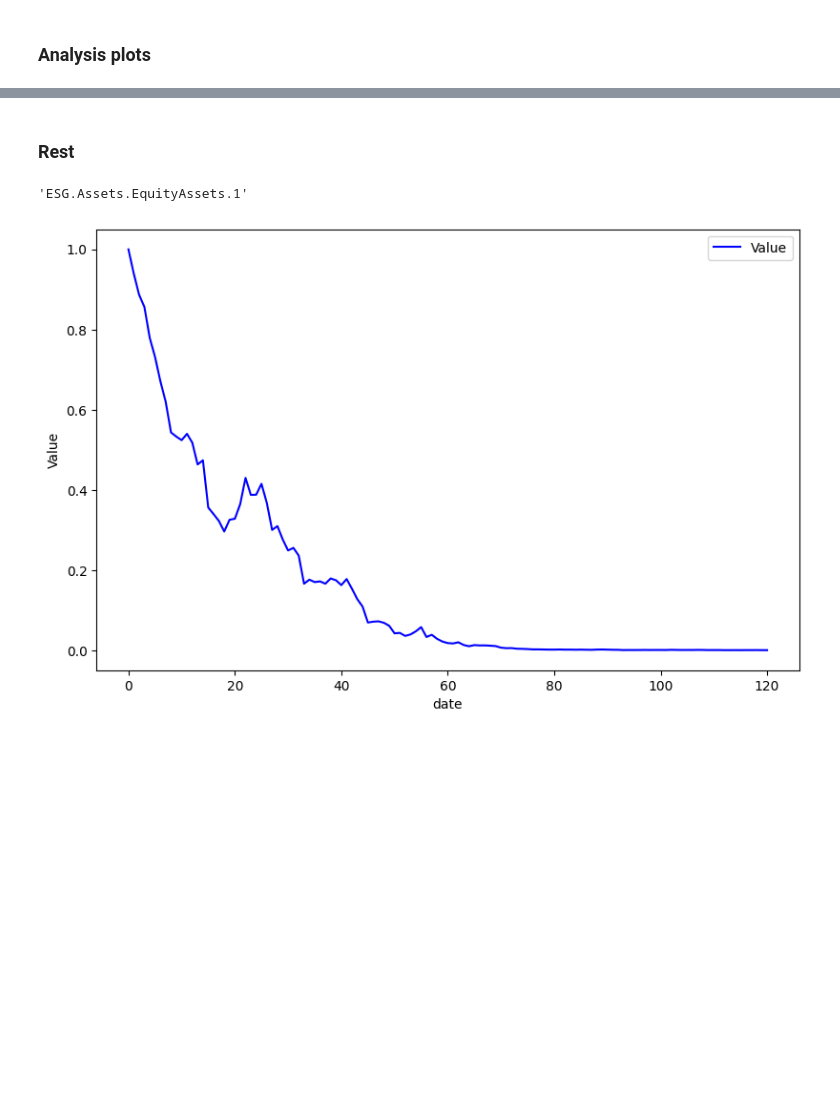
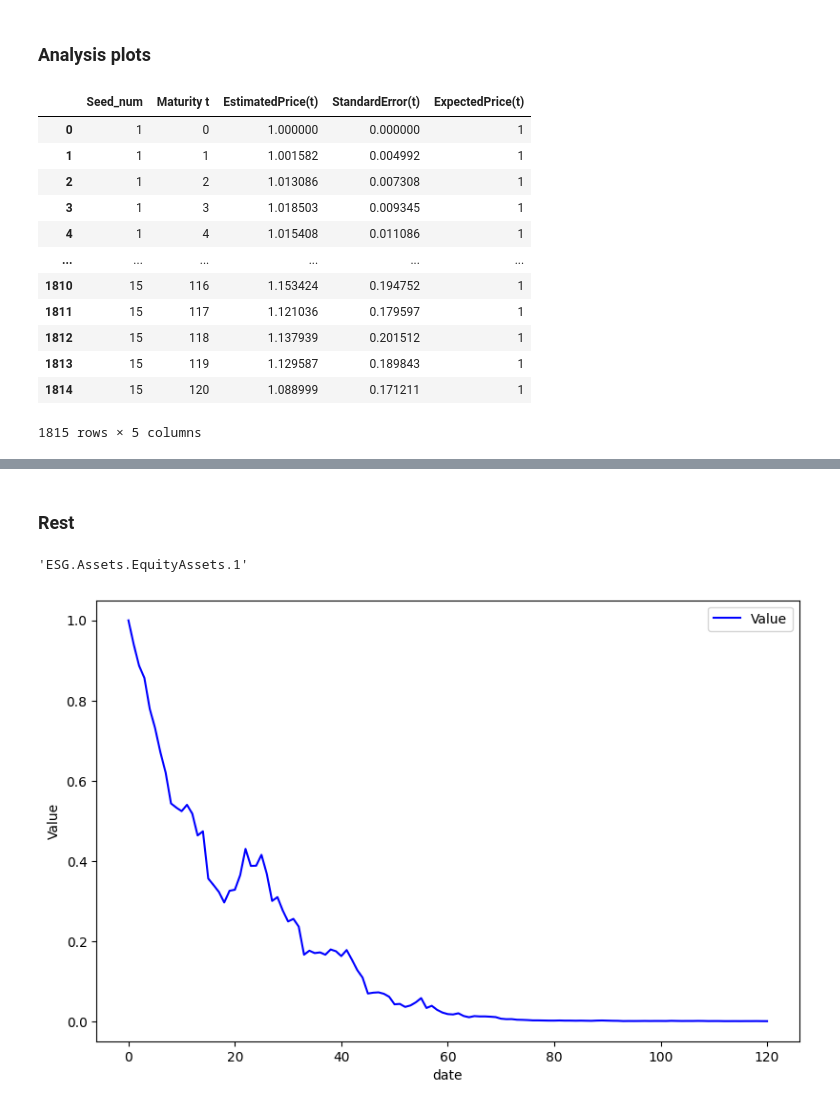
Before and after one commit to dmitrii12335/Martingale_test_project, a Jupyter notebook: Untitled.ipynb, the cells around one changed output, grey strips where cells are left out. Cells and saved outputs as stored; diff of their text form; code cells hidden in the pictures; blank space fills up the shorter version.

```diff
--- a/Untitled.ipynb
+++ b/Untitled.ipynb
@@ -313,6 +333,22 @@ def plot_g(df):
     fig.set_figwidth(9.5)
     plt.title('Martingale test for {} using {} seeds'.format(df.name, len(seeds)))
     plt.show()
+# %%
+df_marting_tests[0]
+# %% [output]
+|  | Seed_num | Maturity t | EstimatedPrice(t) | StandardError(t) | ExpectedPrice(t) |
+| 0 | 1 | 0 | 1.000000 | 0.000000 | 1 |
+| 1 | 1 | 1 | 1.001582 | 0.004992 | 1 |
+| 2 | 1 | 2 | 1.013086 | 0.007308 | 1 |
+| 3 | 1 | 3 | 1.018503 | 0.009345 | 1 |
+| 4 | 1 | 4 | 1.015408 | 0.011086 | 1 |
+| ... | ... | ... | ... | ... | ... |
+| 1810 | 15 | 116 | 1.153424 | 0.194752 | 1 |
+| 1811 | 15 | 117 | 1.121036 | 0.179597 | 1 |
+| 1812 | 15 | 118 | 1.137939 | 0.201512 | 1 |
+| 1813 | 15 | 119 | 1.129587 | 0.189843 | 1 |
+| 1814 | 15 | 120 | 1.088999 | 0.171211 | 1 |
+1815 rows × 5 columns
 # %%
 plot_g(df_marting_tests[0])
 # %% [output]
```
Also changed, not shown: parts of 14 cells of this notebook.
